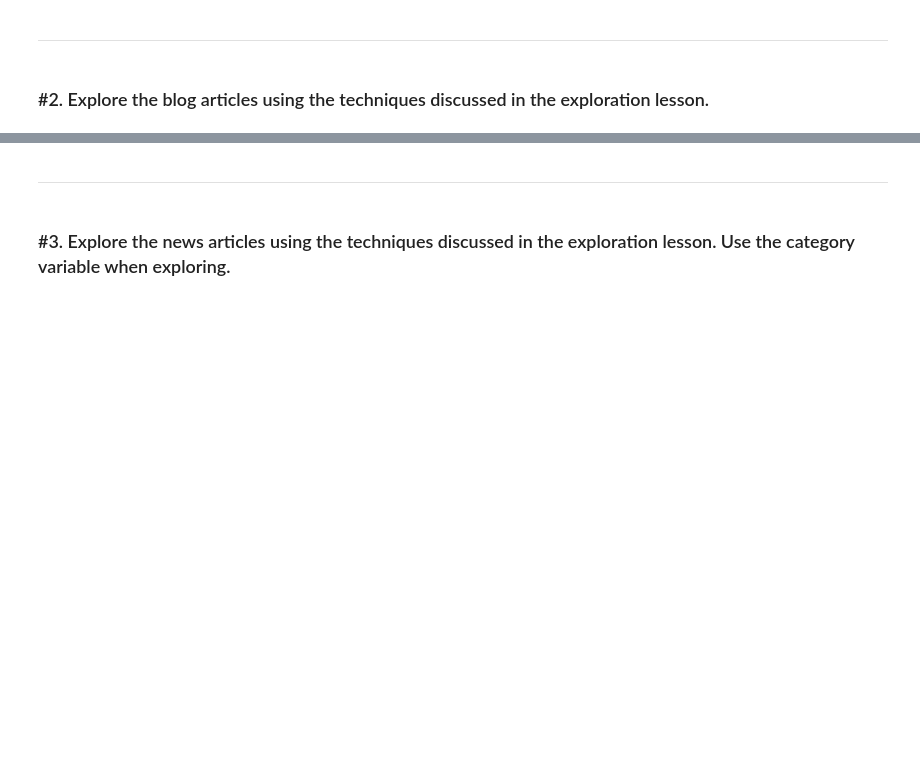
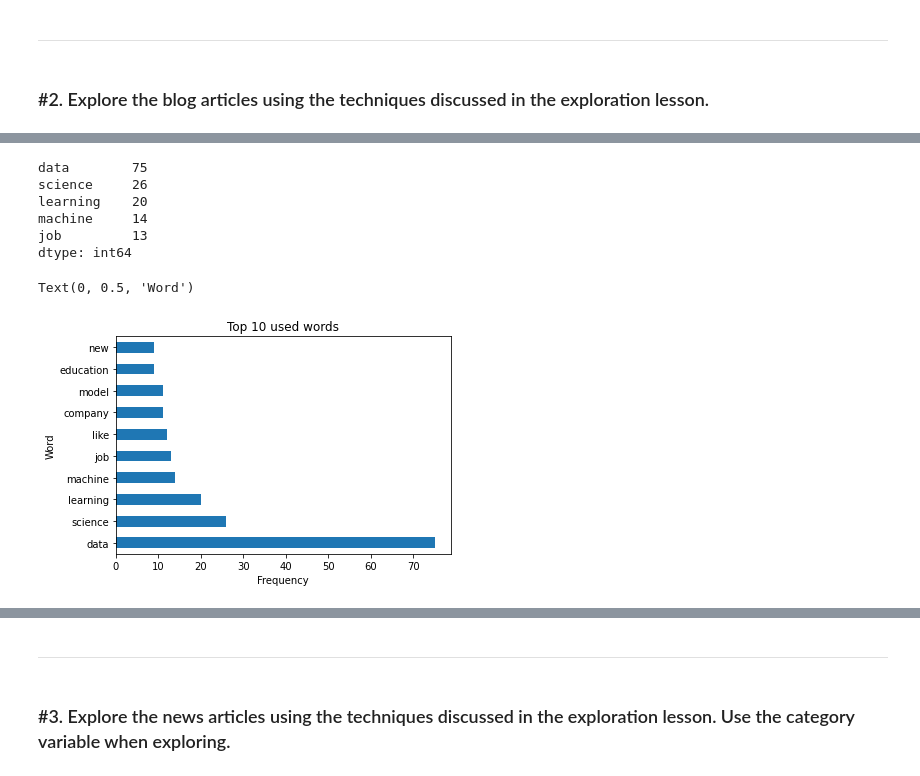
Before and after one commit to natasharivers/NLP, a Jupyter notebook: explore.ipynb, the cells around one changed output, grey strips where cells are left out. Saved outputs shown, nothing was run; the diff lists cells and outputs as text; code cells hidden in the pictures; blank space fills up the shorter version.

```diff
--- a/explore.ipynb
+++ b/explore.ipynb
@@ -188,3 +189,14 @@ None
 <hr style="border:2px solid black"> </hr>
 # %% [markdown]
 ### #2. Explore the blog articles using the techniques discussed in the exploration lesson.
+# %%
+#acquiring blog articles
+urls = ['https://codeup.com/codeups-data-science-career-accelerator-is-here/',
+        'https://codeup.com/data-science-myths/',
+        'https://codeup.com/data-science-vs-data-analytics-whats-the-difference/',
+        'https://codeup.com/10-tips-to-crush-it-at-the-sa-tech-job-fair/',
+        'https://codeup.com/competitor-bootcamps-are-closing-is-the-model-in-danger/']
+
+codeup_df = pd.DataFrame(acquire.get_blog_articles(urls))
+
+codeup_df
@@ -190,0 +213,4 @@ None
+# %%
+#applying clean function to get all normalized text in content column
+all_words = clean(' '.join(codeup_df.content))
+all_words
@@ -190,0 +259,3 @@ None
+# %%
+article = prepare.remove_stopwords(all_words)
+article
@@ -190,0 +281,22 @@ None
+# %%
+#assign to a variable
+word_freq = pd.Series(article.split()).value_counts()
+# %%
+word_freq.head()
+# %% [output]
+data        75
+science     26
+learning    20
+machine     14
+job         13
+dtype: int64
+# %%
+#visualize top 10
+word_freq.head(10).plot.barh()
+
+plt.title('Top 10 used words')
+plt.xlabel('Frequency')
+plt.ylabel('Word')
+# %% [output]
+Text(0, 0.5, 'Word')
+[figure, added]
```
Also changed, not shown: parts of 49 cells of this notebook.
